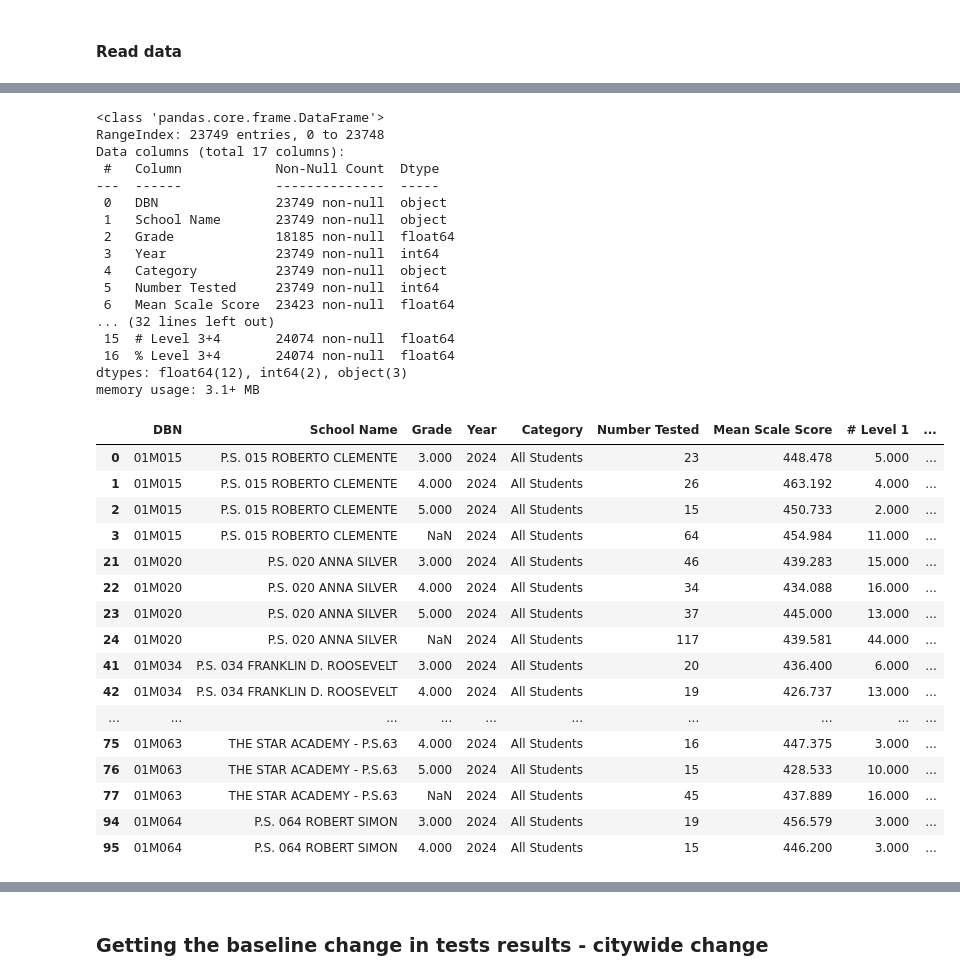
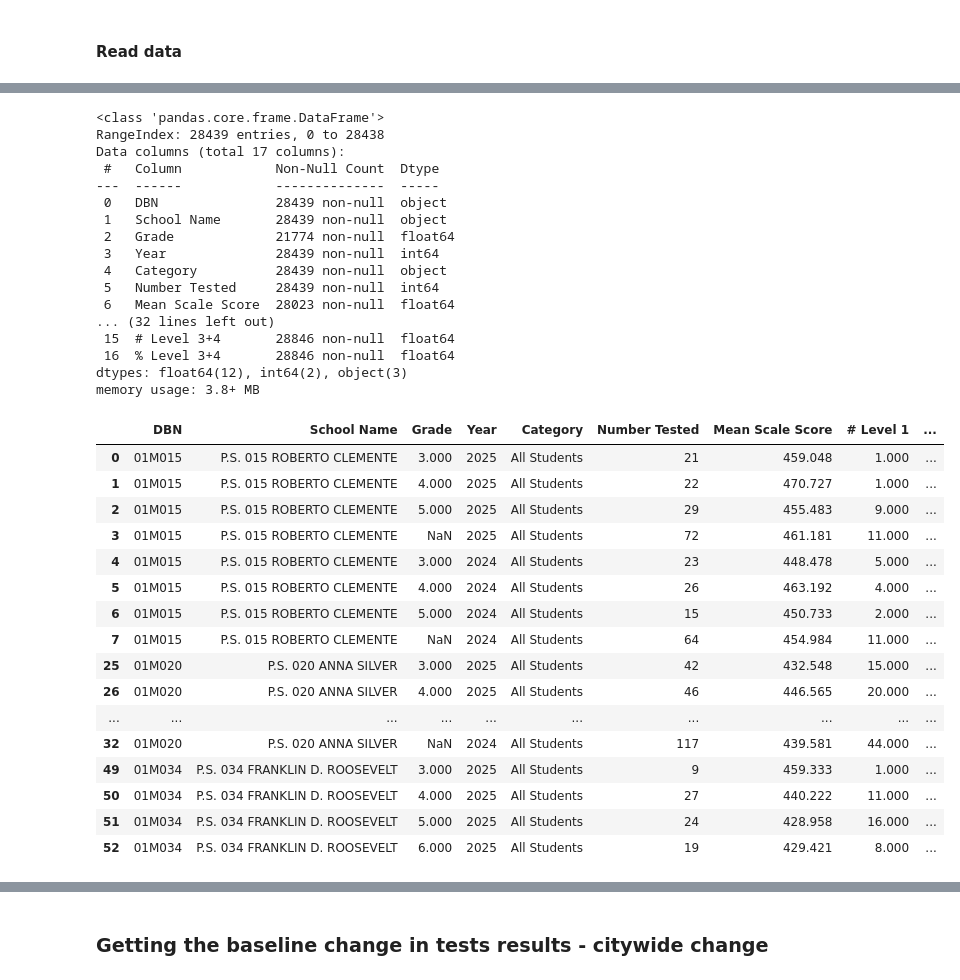
Before and after one commit to Solirinai/NY_schools_maps, a Jupyter notebook: notebooks/NYC_updated/1._NYC_data_processing_by_schools.ipynb, the cells around one changed output, grey strips where cells are left out. Saved outputs shown, nothing was run; the diff lists cells and outputs as text; code cells hidden in the pictures.

```diff
--- a/notebooks/NYC_updated/1._NYC_data_processing_by_schools.ipynb
+++ b/notebooks/NYC_updated/1._NYC_data_processing_by_schools.ipynb
@@ -236,11 +236,11 @@ sheetName_math = "All"
 mathResultsDF = pd.read_excel(mathPath, sheetName_math)
 
 #Read math results
-fileName_math2024 = "school-math-results-2018-2024-public.xlsx"
-mathPath2 = os.path.join(basePath,dataFolder,fileName_math2024)
+fileName_math2025 = "school-math-results-2018-2025-public.xlsx"
+mathPath2 = os.path.join(basePath,dataFolder,fileName_math2025)
 print(mathPath2)
 sheetName_math2 = "Math - All"
-math2024DF = pd.read_excel(mathPath2, sheetName_math2)
+math2025DF = pd.read_excel(mathPath2, sheetName_math2)
 
 #Read ELA results
 fileName_ELA = "school-ela-results-2013-2023-(public).xlsx"
@@ -250,11 +250,11 @@ sheetName_ELA = "All"
 ELAResultsDF = pd.read_excel(ELAPath, sheetName_ELA)
 
 #Read ELA results
-fileName_ELA2024 = "school-ela-results-2018-2024-public.xlsx"
-ELAPath2 = os.path.join(basePath, dataFolder, fileName_ELA2024)
+fileName_ELA2025 = "school-ela-results-2018-2025-public.xlsx"
+ELAPath2 = os.path.join(basePath, dataFolder, fileName_ELA2025)
 print(ELAPath2)
 sheetName_ELA2 = "ELA - All"
-ELA2024DF = pd.read_excel(ELAPath2, sheetName_ELA2)
+ELA2025DF = pd.read_excel(ELAPath2, sheetName_ELA2)
 
 #Read demographic file
 fileName_demog = "demographic-snapshot-2018-19-to-2022-23-(public).xlsx"
@@ -328,47 +328,47 @@ colToConvert = ['Mean Scale Score',
      '% Level 4',
      '# Level 3+4',
      '% Level 3+4']
-math2024DF[colToConvert] = math2024DF[colToConvert].apply(pd.to_numeric, errors = 'coerce')
-math2024DF.info()
-ELA2024DF[colToConvert] = ELA2024DF[colToConvert].apply(pd.to_numeric, errors = 'coerce')
-ELA2024DF.info()
+math2025DF[colToConvert] = math2025DF[colToConvert].apply(pd.to_numeric, errors = 'coerce')
+math2025DF.info()
+ELA2025DF[colToConvert] = ELA2025DF[colToConvert].apply(pd.to_numeric, errors = 'coerce')
+ELA2025DF.info()
 # %% [output]
 <class 'pandas.core.frame.DataFrame'>
-RangeIndex: 23749 entries, 0 to 23748
+RangeIndex: 28439 entries, 0 to 28438
 Data columns (total 17 columns):
  #   Column            Non-Null Count  Dtype
 ---  ------            --------------  -----
- 0   DBN               23749 non-null  object
- 1   School Name       23749 non-null  object
- 2   Grade             18185 non-null  float64
- 3   Year              23749 non-null  int64
- 4   Category          23749 non-null  object
- 5   Number Tested     23749 non-null  int64
- 6   Mean Scale Score  23423 non-null  float64
+ 0   DBN               28439 non-null  object
+ 1   School Name       28439 non-null  object
+ 2   Grade             21774 non-null  float64
+ 3   Year              28439 non-null  int64
+ 4   Category          28439 non-null  object
+ 5   Number Tested     28439 non-null  int64
+ 6   Mean Scale Score  28023 non-null  float64
 ... (32 lines left out)
- 15  # Level 3+4       24074 non-null  float64
- 16  % Level 3+4       24074 non-null  float64
+ 15  # Level 3+4       28846 non-null  float64
+ 16  % Level 3+4       28846 non-null  float64
 dtypes: float64(12), int64(2), object(3)
-memory usage: 3.1+ MB
+memory usage: 3.8+ MB
 # %%
-math2024DF2 = math2024DF[math2024DF['Year'] == 2024]
-math2024DF2.head(20)
+math2025DF2 = math2025DF[math2025DF['Year'].isin([2024, 2025])]
+math2025DF2.head(20)
 # %% [output]
 |  | DBN | School Name | Grade | Year | Category | Number Tested | Mean Scale Score | # Level 1 | ... |
-| 0 | 01M015 | P.S. 015 ROBERTO CLEMENTE | 3.000 | 2024 | All Students | 23 | 448.478 | 5.000 | ... |
-| 1 | 01M015 | P.S. 015 ROBERTO CLEMENTE | 4.000 | 2024 | All Students | 26 | 463.192 | 4.000 | ... |
-| 2 | 01M015 | P.S. 015 ROBERTO CLEMENTE | 5.000 | 2024 | All Students | 15 | 450.733 | 2.000 | ... |
-| 3 | 01M015 | P.S. 015 ROBERTO CLEMENTE | NaN | 2024 | All Students | 64 | 454.984 | 11.000 | ... |
-| 21 | 01M020 | P.S. 020 ANNA SILVER | 3.000 | 2024 | All Students | 46 | 439.283 | 15.000 | ... |
-| 22 | 01M020 | P.S. 020 ANNA SILVER | 4.000 | 2024 | All Students | 34 | 434.088 | 16.000 | ... |
-| 23 | 01M020 | P.S. 020 ANNA SILVER | 5.000 | 2024 | All Students | 37 | 445.000 | 13.000 | ... |
-| 24 | 01M020 | P.S. 020 ANNA SILVER | NaN | 2024 | All Students | 117 | 439.581 | 44.000 | ... |
-| 41 | 01M034 | P.S. 034 FRANKLIN D. ROOSEVELT | 3.000 | 2024 | All Students | 20 | 436.400 | 6.000 | ... |
-| 42 | 01M034 | P.S. 034 FRANKLIN D. ROOSEVELT | 4.000 | 2024 | All Students | 19 | 426.737 | 13.000 | ... |
+| 0 | 01M015 | P.S. 015 ROBERTO CLEMENTE | 3.000 | 2025 | All Students | 21 | 459.048 | 1.000 | ... |
+| 1 | 01M015 | P.S. 015 ROBERTO CLEMENTE | 4.000 | 2025 | All Students | 22 | 470.727 | 1.000 | ... |
+| 2 | 01M015 | P.S. 015 ROBERTO CLEMENTE | 5.000 | 2025 | All Students | 29 | 455.483 | 9.000 | ... |
+| 3 | 01M015 | P.S. 015 ROBERTO CLEMENTE | NaN | 2025 | All Students | 72 | 461.181 | 11.000 | ... |
+| 4 | 01M015 | P.S. 015 ROBERTO CLEMENTE | 3.000 | 2024 | All Students | 23 | 448.478 | 5.000 | ... |
+| 5 | 01M015 | P.S. 015 ROBERTO CLEMENTE | 4.000 | 2024 | All Students | 26 | 463.192 | 4.000 | ... |
+| 6 | 01M015 | P.S. 015 ROBERTO CLEMENTE | 5.000 | 2024 | All Students | 15 | 450.733 | 2.000 | ... |
+| 7 | 01M015 | P.S. 015 ROBERTO CLEMENTE | NaN | 2024 | All Students | 64 | 454.984 | 11.000 | ... |
+| 25 | 01M020 | P.S. 020 ANNA SILVER | 3.000 | 2025 | All Students | 42 | 432.548 | 15.000 | ... |
+| 26 | 01M020 | P.S. 020 ANNA SILVER | 4.000 | 2025 | All Students | 46 | 446.565 | 20.000 | ... |
 | ... | ... | ... | ... | ... | ... | ... | ... | ... | ... |
-| 75 | 01M063 | THE STAR ACADEMY - P.S.63 | 4.000 | 2024 | All Students | 16 | 447.375 | 3.000 | ... |
-| 76 | 01M063 | THE STAR ACADEMY - P.S.63 | 5.000 | 2024 | All Students | 15 | 428.533 | 10.000 | ... |
-| 77 | 01M063 | THE STAR ACADEMY - P.S.63 | NaN | 2024 | All Students | 45 | 437.889 | 16.000 | ... |
-| 94 | 01M064 | P.S. 064 ROBERT SIMON | 3.000 | 2024 | All Students | 19 | 456.579 | 3.000 | ... |
-| 95 | 01M064 | P.S. 064 ROBERT SIMON | 4.000 | 2024 | All Students | 15 | 446.200 | 3.000 | ... |
+| 32 | 01M020 | P.S. 020 ANNA SILVER | NaN | 2024 | All Students | 117 | 439.581 | 44.000 | ... |
+| 49 | 01M034 | P.S. 034 FRANKLIN D. ROOSEVELT | 3.000 | 2025 | All Students | 9 | 459.333 | 1.000 | ... |
+| 50 | 01M034 | P.S. 034 FRANKLIN D. ROOSEVELT | 4.000 | 2025 | All Students | 27 | 440.222 | 11.000 | ... |
+| 51 | 01M034 | P.S. 034 FRANKLIN D. ROOSEVELT | 5.000 | 2025 | All Students | 24 | 428.958 | 16.000 | ... |
+| 52 | 01M034 | P.S. 034 FRANKLIN D. ROOSEVELT | 6.000 | 2025 | All Students | 19 | 429.421 | 8.000 | ... |
 # %%
```
Also changed, not shown: parts of 48 cells of this notebook, 10 other files.
